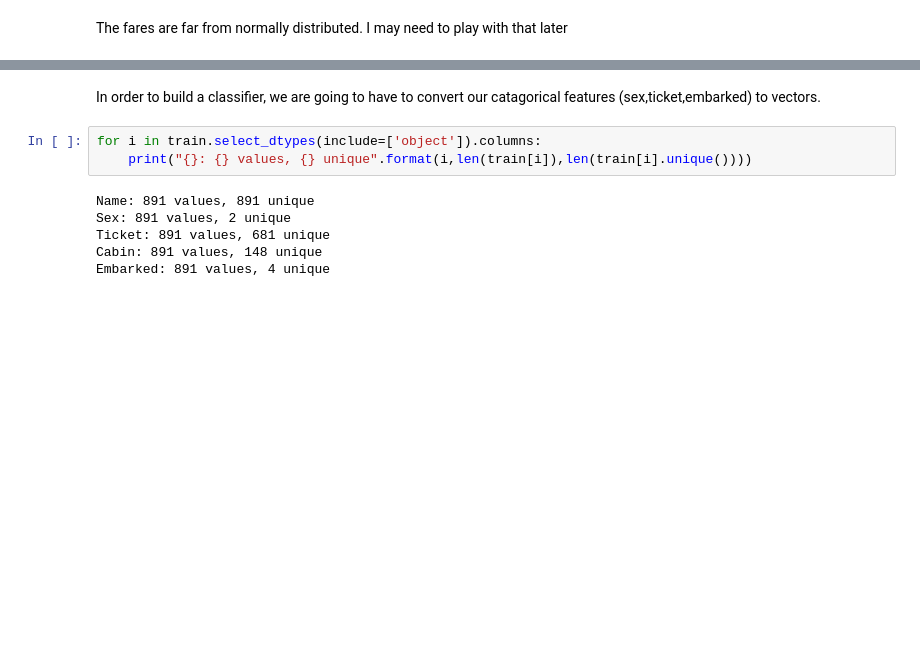
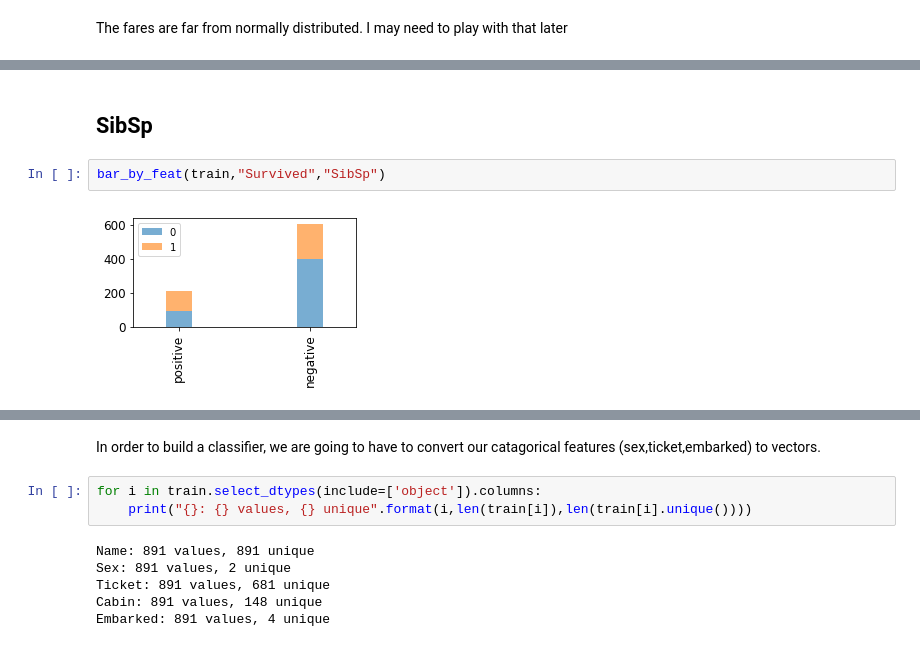
Before and after one commit to mdommett/titanic, a Jupyter notebook: notebook.ipynb, the cells around one changed output, grey strips where cells are left out. Drawn from its saved outputs; the diff is of its cells as text; blank space fills up the shorter version.

```diff
--- a/notebook.ipynb
+++ b/notebook.ipynb
@@ -145,0 +153,6 @@ The fares are far from normally distributed. I may need to play with that later
+# %% [markdown]
+## SibSp
+# %%
+bar_by_feat(train,"Survived","SibSp")
+# %% [output]
+[figure, added]
```
Also changed, not shown: parts of 13 cells of this notebook.
